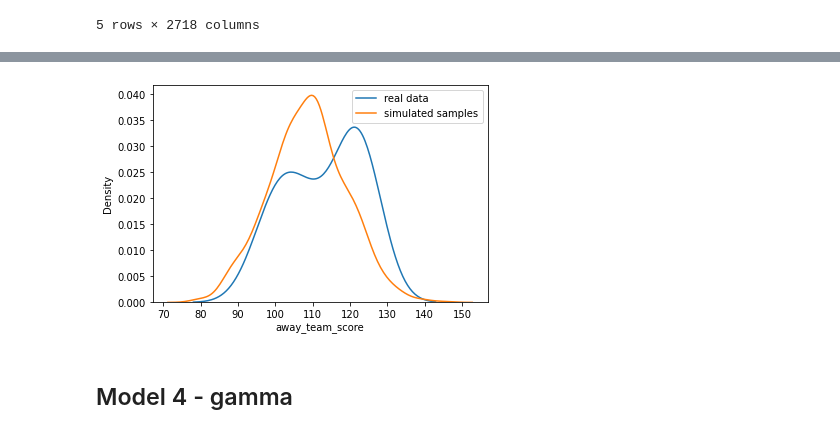
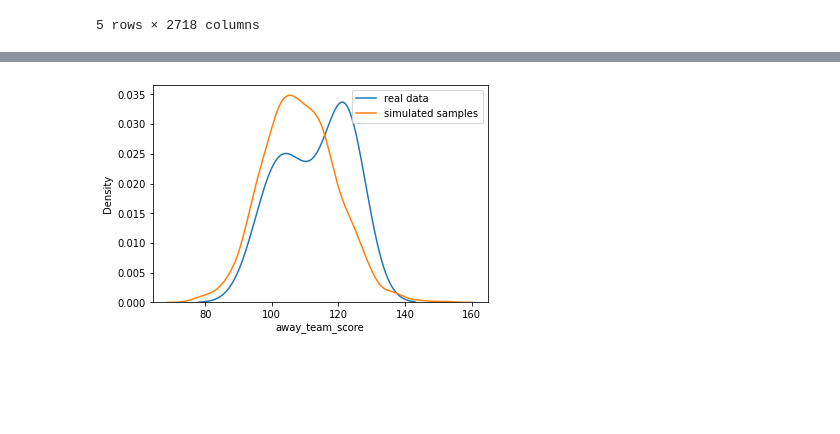
Before and after one commit to Mazart23/NBA_data_analytics, a Jupyter notebook: main.ipynb, the cells around one changed output, grey strips where cells are left out. Saved outputs shown, nothing was run; the diff lists cells and outputs as text; code cells hidden in the pictures; blank space fills up the shorter version.

Commit message:
predictions

```diff
--- a/main.ipynb
+++ b/main.ipynb
@@ -167,7 +168,7 @@ Model 2 - poisson
 # %% [markdown]
 Predicting
 # %%
-with open('src/model/model_2.stan', 'r') as f:
+with open('src/model/model_1.stan', 'r') as f:
     print(f.read())
 # %% [output]
 data {
@@ -233,7 +232,7 @@ parameters = ['home_att', 'home_def', 'away_att', 'away_def']
 print(year)
 for param in parameters:
     fig, ax = plt.subplots(figsize=(10, 8))
-    sns.pointplot(data=sim.stan_variable(param), ax=ax, join=False)
+    sns.pointplot(data=sim1.stan_variable(param), ax=ax, join=False)
     ax.set_xticks(range(len(teams)))
     ax.set_title(f'{param} Estimates')
     ax.set_xlabel('Team ID')
@@ -332,7 +360,7 @@ plt.show()
 # %%
-model_3 = CmdStanModel(stan_file='src/model/model_3.stan')
+model_2 = CmdStanModel(stan_file='src/model/model_2.stan')
 samples = 1000
-sim3=model_3.sample(data=inp_data,
+sim2=model_2.sample(data=inp_data,
                      iter_sampling=samples,
                      iter_warmup=500,
                      chains=4,
@@ -369,14 +397,17 @@ mod_3.head()
 | 4 | 1081500.0 | 0.533601 | 0.144674 | 3.0 | 7.0 | 0.0 | -1081470.0 | 0.389470 | ... |
 5 rows × 2718 columns
 # %%
-season_games_pred2 = {2023: seasons_games[2023][200:220]}
+season_games_pred2 = {2023: seasons_games[2023][200:300]}
 
 # Number of samples for simulation
 samples = 1000
 
 # Extracting parameters from the Stan result
 parameters = ['attack', 'defense', 'home_advantage']
-param_dict = {param: sim3.stan_variable(param) for param in parameters}
+param_dict = {param: sim2.stan_variable(param) for param in parameters}
+
+correct_predictions = 0
+incorrect_predictions = 0
 
 # Predicting results for each game
 for idx, row in season_games_pred2[pred_year].iterrows():
@@ -402,14 +433,36 @@ for idx, row in season_games_pred2[pred_year].iterrows():
     y1 = y1 + (y1 == y2) * np.random.choice([-1, 1], size=samples)
     print(y1[0:10], y2[0:10])
     # Calculating outcome probabilities
+    home_win_prob = np.mean(y1 > y2)
+    away_win_prob = np.mean(y1 < y2)
+    # Calculating outcome probabilities
     outcome_probabilities = pd.DataFrame({
-        'home_team_win_prob': [np.mean(y1 > y2)],
-        'away_team_win_prob': [np.mean(y1 < y2)]
+        'home_team_win_prob': [home_win_prob],
+        'away_team_win_prob': [away_win_prob]
     })
+
+    # Printing results
+    predicted_winner = 'home wins' if home_win_prob > 0.5 else 'away wins'
+
+    # Determine actual winner
+    actual_winner = 'home wins' if row['home_team_score'] > row['away_team_score'] else 'away wins'
+
+    # Check if prediction is correct
+    if predicted_winner == actual_winner:
+        correct_predictions += 1
+    else:
+        incorrect_predictions += 1
 
     # Printing results
     print(f"Game {idx + 1}:")
     print(outcome_probabilities)
     print(f"Home Team Points Distribution: {np.mean(y1)} ± {np.std(y1)}")
-    print(f"Away Team Points Distribution: {np.mean(y2)} ± {np.std(y2)}\n")
+    print(f"Away Team Points Distribution: {np.mean(y2)} ± {np.std(y2)}")
+    print(f"Predicted Winner: {predicted_winner}")
+    print(f"Actual Winner: {actual_winner}\n")
+
+# Print summary of predictions
+print(f"Total Correct Predictions: {correct_predictions}")
+print(f"Total Incorrect Predictions: {incorrect_predictions}")
+print(f"Prediction Accuracy: {correct_predictions / (correct_predictions + incorrect_predictions):.2f}")
 # %% [output]
@@ -440,9 +493,7 @@ plt.show()
 # %%
-sns.kdeplot(data=season_games_pred1[2023], x='away_team_score', label='real data')
+sns.kdeplot(data=season_games_pred2[2023], x='away_team_score', label='real data')
 sns.kdeplot(data=y2, label='simulated samples')
 plt.legend(loc='best')
 plt.show()
 # %% [output]
-[figure, old version]
+[figure, new version]
-# %% [markdown]
-## Model 4 - gamma
```
Also changed, not shown: parts of 26 cells of this notebook, 8 other files.
